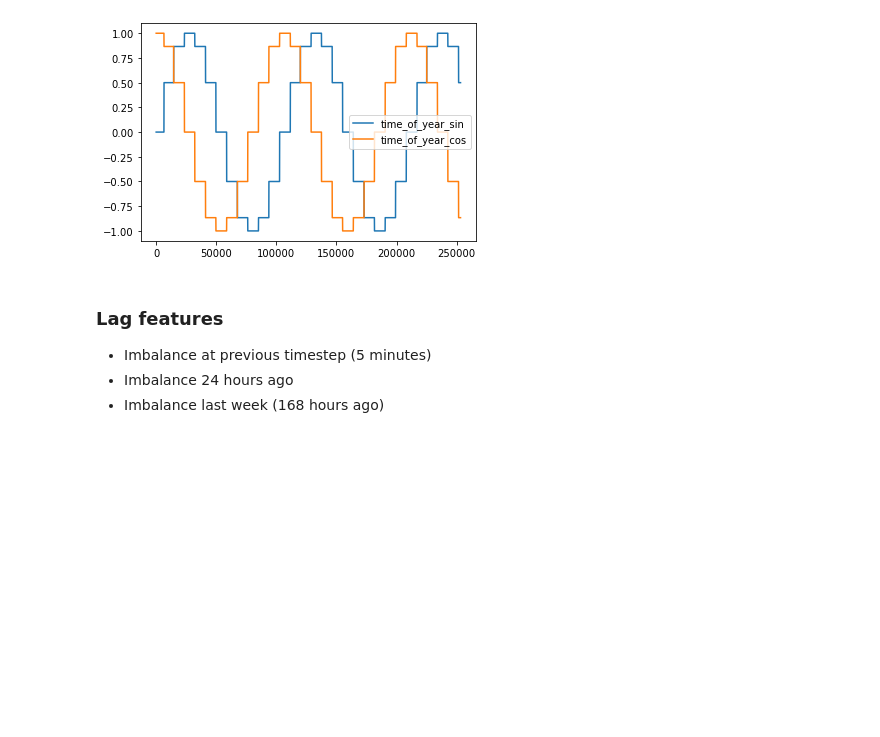
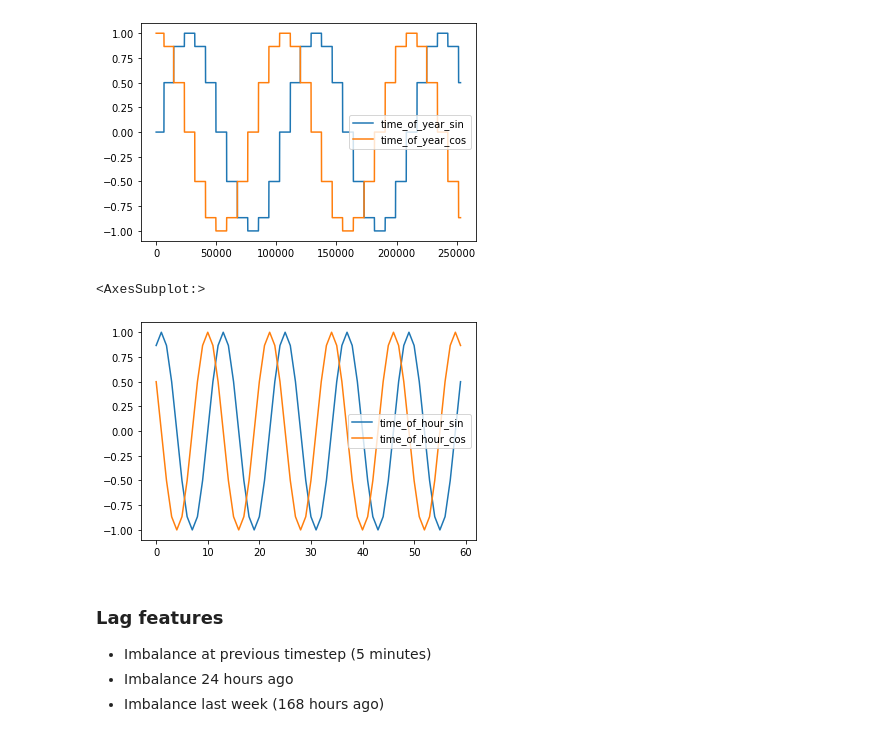
Before and after one commit to TechedLemur/IT3030, a Jupyter notebook: project3/eda.ipynb, the cells around one changed output. Cells and saved outputs as stored; diff of their text form; code cells hidden in the pictures; blank space fills up the shorter version.

```diff
--- a/project3/eda.ipynb
+++ b/project3/eda.ipynb
@@ -249,6 +250,8 @@ plt.show()
 [figure]
 # %% [markdown]
 It looks like the signs are swapped, so import is negative and export positive. We cannot export 5000 if the total production is 1500
+# %%
+df['flow'] *= -1
 # %% [markdown]
 ## Correlation
 
@@ -291,6 +294,7 @@ df['time_of_day']= dt.apply(lambda x: x.hour)
 df['time_of_week']= dt.apply(lambda x: x.weekday())
 df['time_of_year']= dt.apply(lambda x: x.month - 1)
 df['new_hour'] = dt.apply(lambda x: (x.minute == 0)).astype(np.float32)
+df['time_of_hour'] = dt.apply(lambda x: (x.minute // 5))
 # df['time_of_year']= dt.apply(lambda x: x.month % 12 // 3)
 # df['day']= dt.apply(lambda x: x.day)
 # df['month']= dt.apply(lambda x: x.month)
@@ -305,6 +309,8 @@ df['time_of_week_sin'] = np.sin(df['time_of_week'] * (2 * np.pi / 7))
 df['time_of_week_cos'] = np.cos(df['time_of_week'] * (2 * np.pi / 7))
 df['time_of_year_sin'] = np.sin(df['time_of_year'] * (2 * np.pi / 12))
 df['time_of_year_cos'] = np.cos(df['time_of_year'] * (2 * np.pi / 12))
+df['time_of_hour_sin'] = np.sin(df['time_of_hour'] * (2 * np.pi / 12))
+df['time_of_hour_cos'] = np.cos(df['time_of_hour'] * (2 * np.pi / 12))
 # %%
 df[['time_of_day_sin', 'time_of_day_cos']][:1000].plot()
 # %% [output]
@@ -320,6 +326,11 @@ df[['time_of_year_sin', 'time_of_year_cos']].plot()
 # %% [output]
 <AxesSubplot:>
 [figure]
+# %%
+df[['time_of_hour_sin', 'time_of_hour_cos']][:60].plot()
+# %% [output]
+<AxesSubplot:>
+[figure, added]
 # %% [markdown]
 ### Lag features
 - Imbalance at previous timestep (5 minutes)
```
Also changed, not shown: parts of 11 cells of this notebook, 3 other files.
